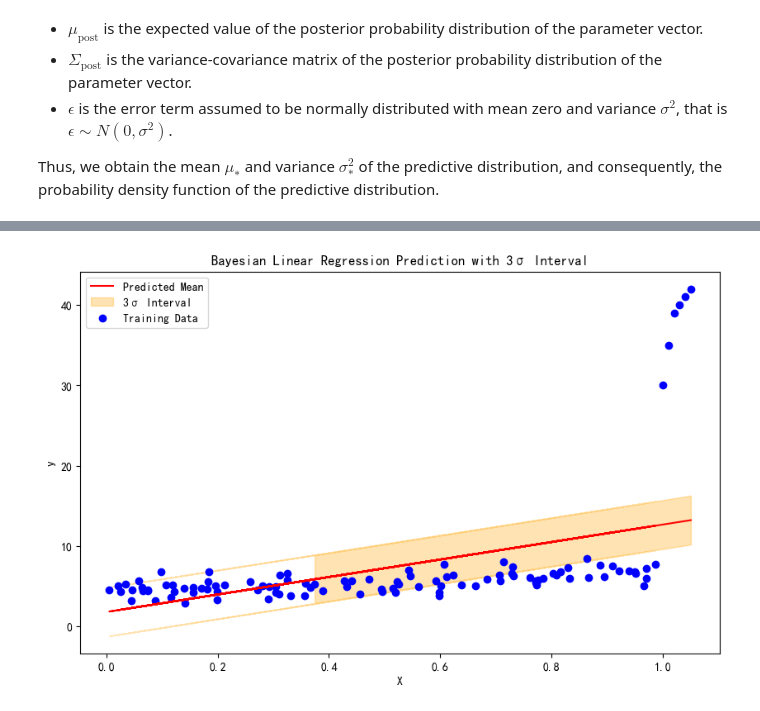
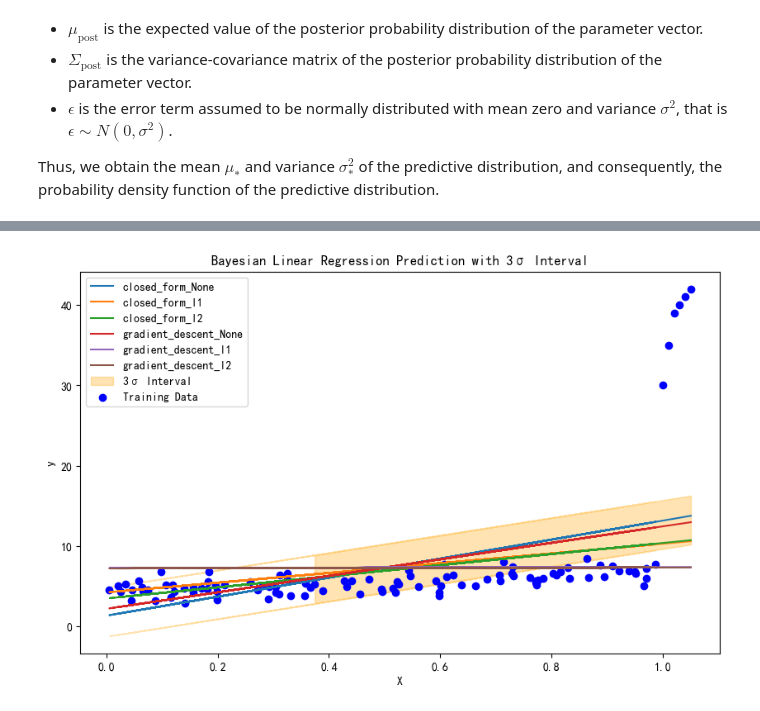
Before and after one commit to pandalabme/whiteboard_ml, a Jupyter notebook: line_regression.ipynb, the cells around one changed output, grey strips where cells are left out. Saved outputs shown, nothing was run; the diff lists cells and outputs as text; code cells hidden in the pictures.

```diff
--- a/line_regression.ipynb
+++ b/line_regression.ipynb
@@ -434,10 +416,0 @@ array([[ 1.89478917, 10.89988519],
-# %%
-def plot_line(w):
-    x = np.linspace(-10, 10, 100).reshape(-1,1)
-    x_b = np.c_[np.ones((x.shape[0], 1)), x]
-    y = x_b.dot(w)
-    plt.plot(x, y, '-r', label='y=mx+b')
-
-thetas = np.random.multivariate_normal(mean_posterior.ravel(), theta_sigma_posterior, size=10)
-
-for thet
@@ -446,26 +417,41 @@ for thet
 # %%
-# X = np.hstack([np.ones_like(X), X])
+def plot_line(w,c,label=None):
+    x = np.linspace(0, 1, 100).reshape(-1,1)
+    x_b = np.c_[np.ones((x.shape[0], 1)), x]
+    y = x_b.dot(w)
+    plt.plot(x, y, c=c,label=label)
+
 X_b = np.c_[np.ones((X.shape[0], 1)), X]
 # 计算后验分布的参数
 sigma = 1
 theta_mu = np.zeros(X_b.shape[1]).reshape(-1,1)
 theta_sigma_prior = 1*np.eye(X_b.shape[1])  # 先验方差矩阵
 theta_sigma_posterior = np.linalg.inv(theta_sigma_prior + np.dot(X_b.T, X_b)/sigma**2)  # 后验方差矩阵
 mean_posterior = theta_sigma_posterior.dot(np.dot(X_b.T,y)/sigma**2+np.linalg.inv(theta_sigma_prior).dot(theta_mu))  # 后验均值
 # 计算预测值的后验分布
 y_pred_mean = X_b.dot(mean_posterior)
 y_pred_std = np.sqrt([sigma+X_b[i].dot(theta_sigma_posterior).dot(X_b[i].T) for i in range(len(X_b))]).reshape(-1,1)
 
 # 绘制预测结果和3σ曲线
 plt.figure(figsize=(10, 6))
 
 plt.fill_between(X.ravel(), (y_pred_mean - 3 * y_pred_std).ravel(), (y_pred_mean + 3 * y_pred_std).ravel(), color='orange', alpha=0.3, label='3σ Interval')
 plt.scatter(X, y, color='blue', label='Training Data')
-plt.plot(X, y_pred_mean, color='red', label='Predicted Mean')
+# plt.plot(X, y_pred_mean, color='red', label='Predicted Mean')
+
+# rn = 10
+# thetas = np.random.multivariate_normal(mean_posterior.ravel(), theta_sigma_posterior, size=rn)
+for m in methods:
+    for r in regs:
+        plt.plot(X, models['{}_{}'.format(m,r)].predict(X), label='{}_{}'.format(m,r))
+# for i in range(rn):
+#     plot_line(thetas[i],'g')
+# plot_line(mean_posterior,'r','Predicted Mean')
+plt.legend()
 plt.xlabel('X')
 plt.ylabel('y')
 plt.title('Bayesian Linear Regression Prediction with 3σ Interval')
 plt.legend()
 plt.show()
 # %% [output]
-[figure, old version]
+[figure, new version]
```
Also changed, not shown: parts of 3 cells of this notebook, 1 other file.
